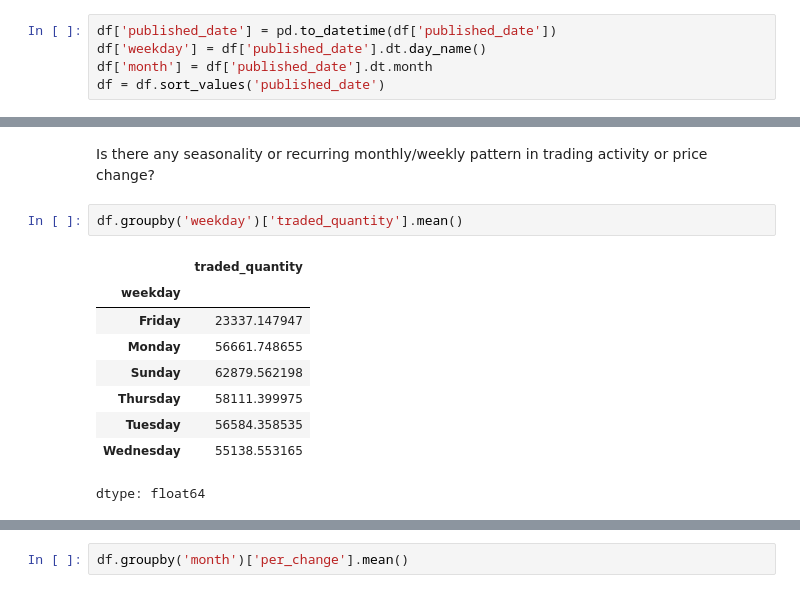
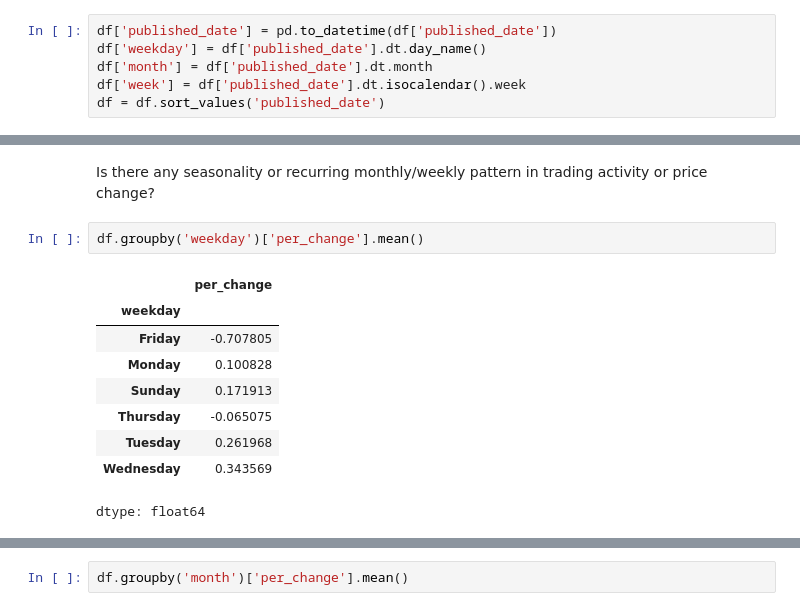
Before and after one commit to SanjayBista1010/Classification, a Jupyter notebook: nepalShare.ipynb, the cells around one changed output, grey strips where cells are left out. Drawn from its saved outputs; the diff is of its cells as text.

```diff
--- a/nepalShare.ipynb
+++ b/nepalShare.ipynb
@@ -26,6 +26,7 @@ df
 df['published_date'] = pd.to_datetime(df['published_date'])
 df['weekday'] = df['published_date'].dt.day_name()
 df['month'] = df['published_date'].dt.month
+df['week'] = df['published_date'].dt.isocalendar().week
 df = df.sort_values('published_date')
 # %%
 df.info()
@@ -320,14 +327,14 @@ Can we identify patterns before major spikes or dips in close price?
 # %% [markdown]
 Is there any seasonality or recurring monthly/weekly pattern in trading activity or price change?
 # %%
-df.groupby('weekday')['traded_quantity'].mean()
+df.groupby('weekday')['per_change'].mean()
 # %% [output]
-|  | traded_quantity |
+|  | per_change |
 | weekday |  |
-| Friday | 23337.147947 |
-| Monday | 56661.748655 |
-| Sunday | 62879.562198 |
-| Thursday | 58111.399975 |
-| Tuesday | 56584.358535 |
-| Wednesday | 55138.553165 |
+| Friday | -0.707805 |
+| Monday | 0.100828 |
+| Sunday | 0.171913 |
+| Thursday | -0.065075 |
+| Tuesday | 0.261968 |
+| Wednesday | 0.343569 |
 dtype: float64
```
Also changed, not shown: parts of 9 cells of this notebook.
